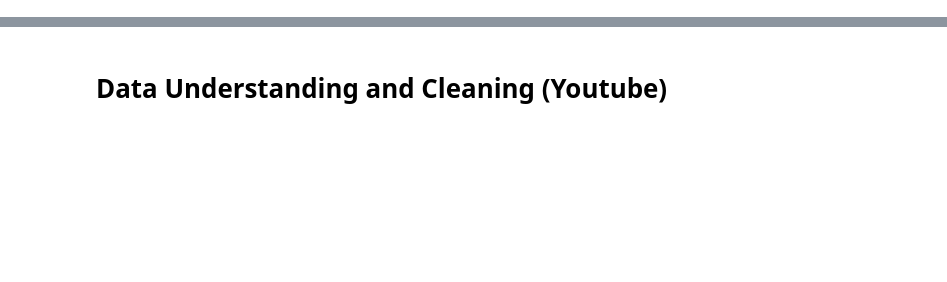
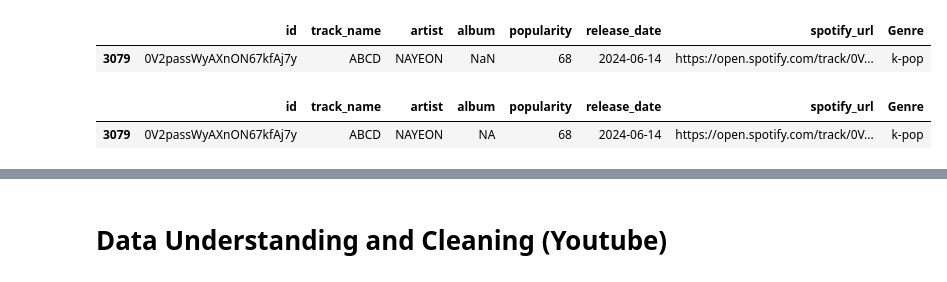
Before and after one commit to tanaratsaehia/Analyz-Popular-Song-Spotify-Youtube-Last.fm, a Jupyter notebook: data_processing/Preprocess_Data_En.ipynb, the cells around one changed output, grey strips where cells are left out. Saved outputs shown, nothing was run; the diff lists cells and outputs as text; code cells hidden in the pictures; blank space fills up the shorter version.

Commit message:
clean data preprocess code

```diff
--- a/data_processing/Preprocess_Data_En.ipynb
+++ b/data_processing/Preprocess_Data_En.ipynb
@@ -2,6 +2,6 @@
 import pandas as pd
 import numpy as np
 # %%
-data_youtube = pd.read_csv('/content/youtube_song_data.csv')
-data_spotify = pd.read_csv('/content/spotify.csv')
-data_last_fm = pd.read_csv("/content/Last_fm_base_on_spotify.csv")
+data_youtube = pd.read_csv(r'D:\Git_repository\dataEn_final_project\collect_data\datasets\raw_data\youtube_base_on_spotify.csv')
+data_spotify = pd.read_csv(r'D:\Git_repository\dataEn_final_project\collect_data\datasets\raw_data\spotify.csv')
+data_last_fm = pd.read_csv(r'D:\Git_repository\dataEn_final_project\collect_data\datasets\raw_data\last_fm_base_on_spotify.csv')
@@ -7,0 +31,5 @@ data_last_fm = pd.read_csv("/content/Last_fm_base_on_spotify.csv")
+# %%
+new_df[new_df['album'].isna()]
+# %% [output]
+|  | id | track_name | artist | album | popularity | release_date | spotify_url | Genre |
+| 3079 | 0V2passWyAXnON67kfAj7y | ABCD | NAYEON | NaN | 68 | 2024-06-14 | https://open.spotify.com/track/0V... | k-pop |
@@ -7,0 +38,5 @@ data_last_fm = pd.read_csv("/content/Last_fm_base_on_spotify.csv")
+# %%
+new_df[new_df['album']=='NA']
+# %% [output]
+|  | id | track_name | artist | album | popularity | release_date | spotify_url | Genre |
+| 3079 | 0V2passWyAXnON67kfAj7y | ABCD | NAYEON | NA | 68 | 2024-06-14 | https://open.spotify.com/track/0V... | k-pop |
```
Also changed, not shown: parts of 38 cells of this notebook, 1 other file.
